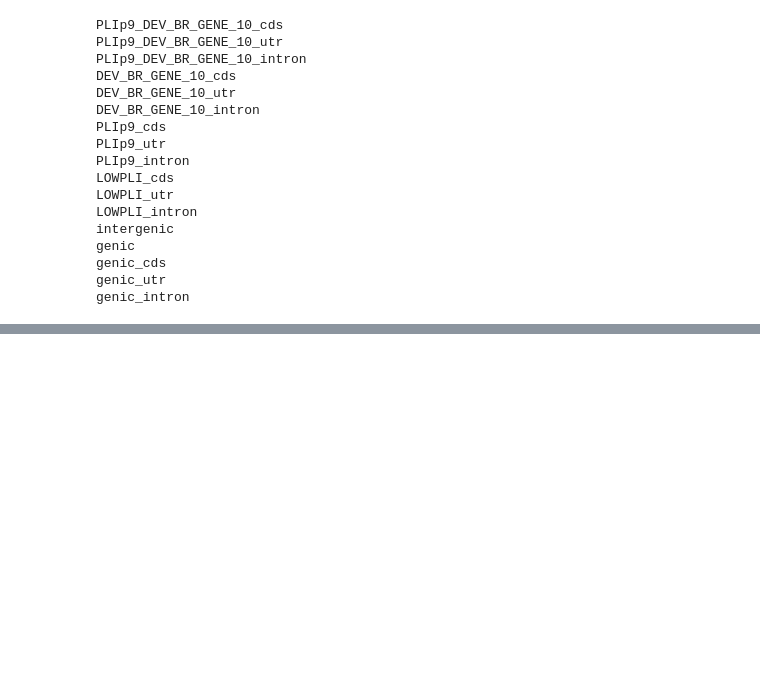
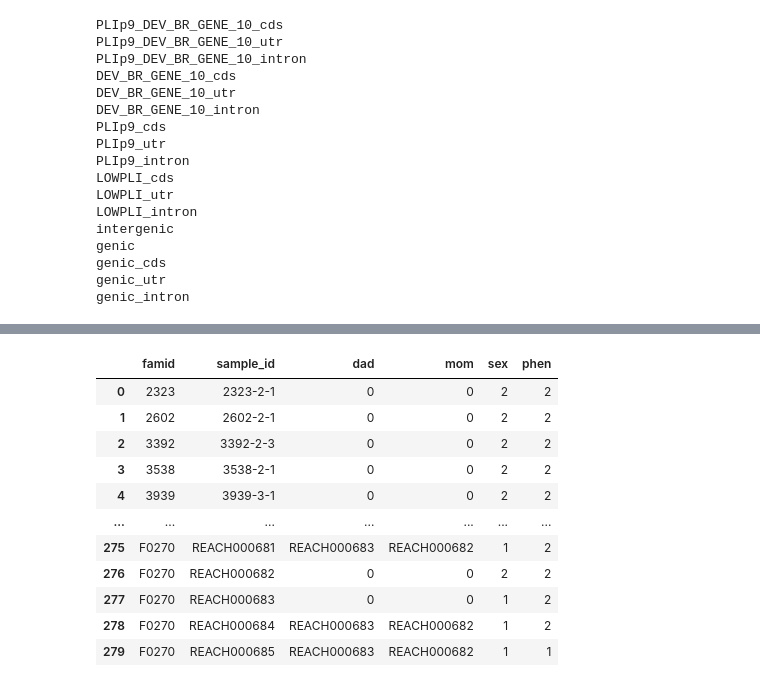
Before and after one commit to mldmort/TR_Process_FAM, a Jupyter notebook: make_tables.ipynb, the cells around one changed output, grey strips where cells are left out. Drawn from its saved outputs; the diff is of its cells as text; code cells hidden in the pictures; blank space fills up the shorter version.

```diff
--- a/make_tables.ipynb
+++ b/make_tables.ipynb
@@ -74,3 +157,23 @@ genic
 genic_cds
 genic_utr
 genic_intron
+# %%
+file_cov = '/expanse/projects/sebat1/s3/data/sebat/long_reads_pipeline_results/coverages_mod.tsv'
+#file_cov = '/tscc/projects/ps-sebat1/s3/data/sebat/long_reads_pipeline_results/coverages_mod.tsv'
+df_cov = pd.read_table(file_cov, header=0, sep='\t')
+multiplat_samples = ['REACH000236', 'REACH000530', 'REACH000531', 'REACH000532', 'REACH000436']
+df_cov['SAMPLE'] = df_cov.apply(lambda row: row['SAMPLE']+'_'+row['COHORT'] if row['SAMPLE'] in multiplat_samples else row['SAMPLE'], axis=1)
+df_cov_high = df_cov.loc[df_cov.SAMPLE.str.startswith('REACH000') & (df_cov.MEAN_COVERAGE > 9)]
+display(df_cov)
+high_cov_samples = df_cov_high.SAMPLE.tolist()
+#print(high_cov_samples)
+
+def get_plat(sample):
+    try:
+        ret = df_cov[df_cov.SAMPLE == sample]['COHORT'].values[0]
+    except:
+        print(f'problem with samples: {sample}')
+        ret = ''
+    return ret
+
+plat_dict = {sample: get_plat(sample) for sample in df_cov.SAMPLE.tolist()}
@@ -76,0 +194,71 @@ genic_intron
+# %%
+file_psam = '/expanse/projects/sebat1/miladm/UCSD/LONG_READ_COHORT/process_IL_LR/HWE/REACH_LR_platform.psam'
+df_p = pd.read_table(file_psam, sep='\t', header=None, names = ['famid', 'sample_id', 'dad', 'mom', 'sex', 'phen'])
+display(df_p)
+
+famid_samples_dict = {}
+for famid in df_p.famid.unique():
+    famid_samples_dict[famid] = df_p.loc[df_p.famid==famid]['sample_id'].tolist()
+
+sample_famid_dict = {}
+for sam, famid in zip(df_p.sample_id, df_p.famid):
+    sample_famid_dict[sam] = famid
+
+print('complete trios:')
+df_trios = df_p.loc[df_p.dad.isin(df_p.sample_id) & df_p.mom.isin(df_p.sample_id)]
+display(df_trios)
+print(df_trios.sex.value_counts())
+print(df_trios.phen.value_counts())
+
+# make mom and dad dictionary
+sample_dad_dict = {}
+sample_mom_dict = {}
+for sample, dad, mom in zip(df_trios.sample_id, df_trios.dad, df_trios.mom):
+    #print(sample, dad, mom)
+    sample_dad_dict[sample] = dad
+    sample_mom_dict[sample] = mom
+
+parents_set_lr = set(df_trios.dad.tolist()) | set(df_trios.mom.tolist())
+#print(f'len(parents_set_lr): {len(parents_set_lr)}')
+#print(parents_set_lr)
+
+parents_set_pb = set([x for x in parents_set_lr if plat_dict[x]=='PB'])
+parents_set_ont = set([x for x in parents_set_lr if plat_dict[x]=='ONT'])
+#print('len(parents_set_pb):', len(parents_set_pb))
+#print('len(parents_set_ont):', len(parents_set_ont))
+
+parent_kids_dict = {}
+mom_kids_dict = {}
+dad_kids_dict = {}
+for parent in parents_set_lr:
+    parent_kids_dict[parent] = df_trios.loc[(df_trios.dad == parent) | (df_trios.mom == parent)].sample_id.tolist()
+    if parent in df_trios.dad.tolist():
+        dad_kids_dict[parent] = df_trios.loc[(df_trios.dad == parent)].sample_id.tolist()
+    if parent in df_trios.mom.tolist():
+        mom_kids_dict[parent] = df_trios.loc[(df_trios.mom == parent)].sample_id.tolist()
+print(f'len(parent_kids_dict): {len(parent_kids_dict)}')
+#print(parent_kids_dict)
+print(f'len(mom_kids_dict): {len(mom_kids_dict)}')
+#print(mom_kids_dict)
+print(f'len(dad_kids_dict): {len(dad_kids_dict)}')
+#print(dad_kids_dict)
+
+mate_dict = {}
+for dad, mom in zip(df_trios.dad, df_trios.mom):
+    mate_dict[dad] = mom
+    mate_dict[mom] = dad
+print(f'len(mate_dict): {len(mate_dict)}')
+#print(mate_dict)
+# %% [output]
+|  | famid | sample_id | dad | mom | sex | phen |
+| 0 | 2323 | 2323-2-1 | 0 | 0 | 2 | 2 |
+| 1 | 2602 | 2602-2-1 | 0 | 0 | 2 | 2 |
+| 2 | 3392 | 3392-2-3 | 0 | 0 | 2 | 2 |
+| 3 | 3538 | 3538-2-1 | 0 | 0 | 2 | 2 |
+| 4 | 3939 | 3939-3-1 | 0 | 0 | 2 | 2 |
+| ... | ... | ... | ... | ... | ... | ... |
+| 275 | F0270 | REACH000681 | REACH000683 | REACH000682 | 1 | 2 |
+| 276 | F0270 | REACH000682 | 0 | 0 | 2 | 2 |
+| 277 | F0270 | REACH000683 | 0 | 0 | 1 | 2 |
+| 278 | F0270 | REACH000684 | REACH000683 | REACH000682 | 1 | 2 |
+| 279 | F0270 | REACH000685 | REACH000683 | REACH000682 | 1 | 1 |
```
Also changed, not shown: parts of 9 cells of this notebook, 1 other file.
